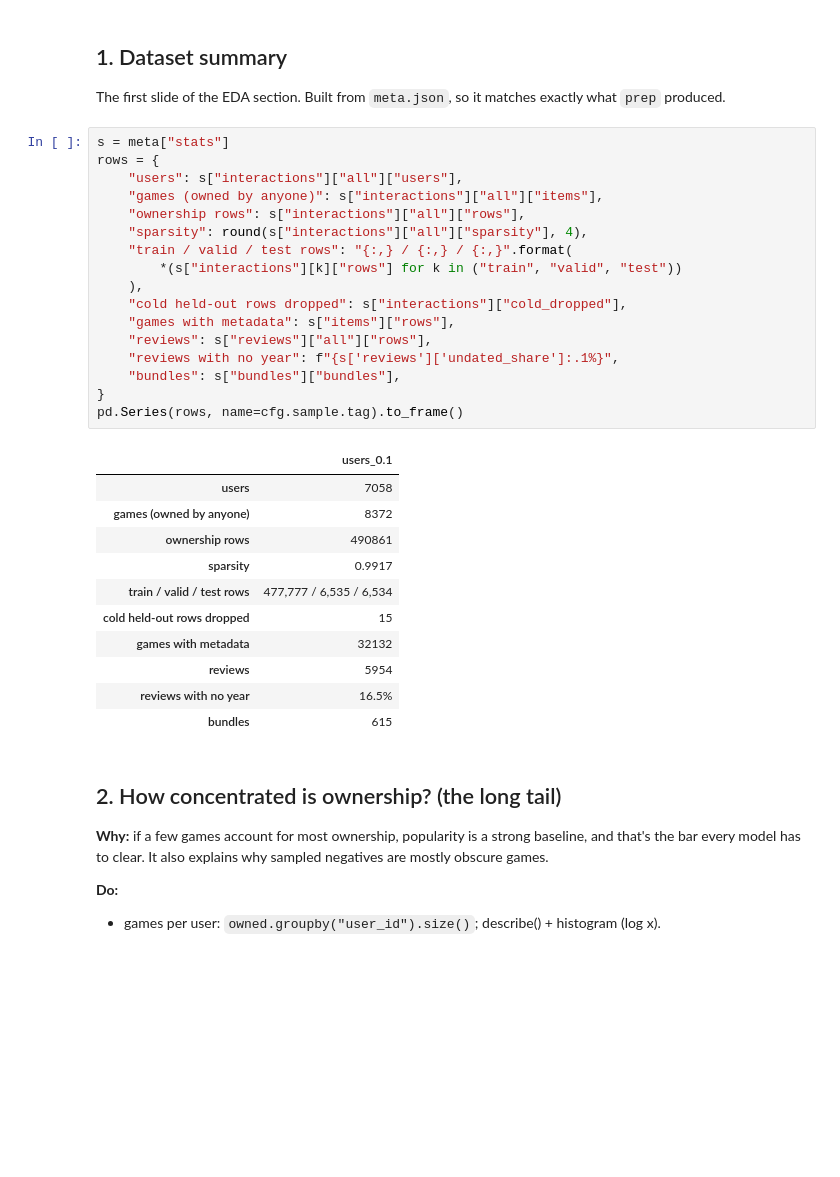
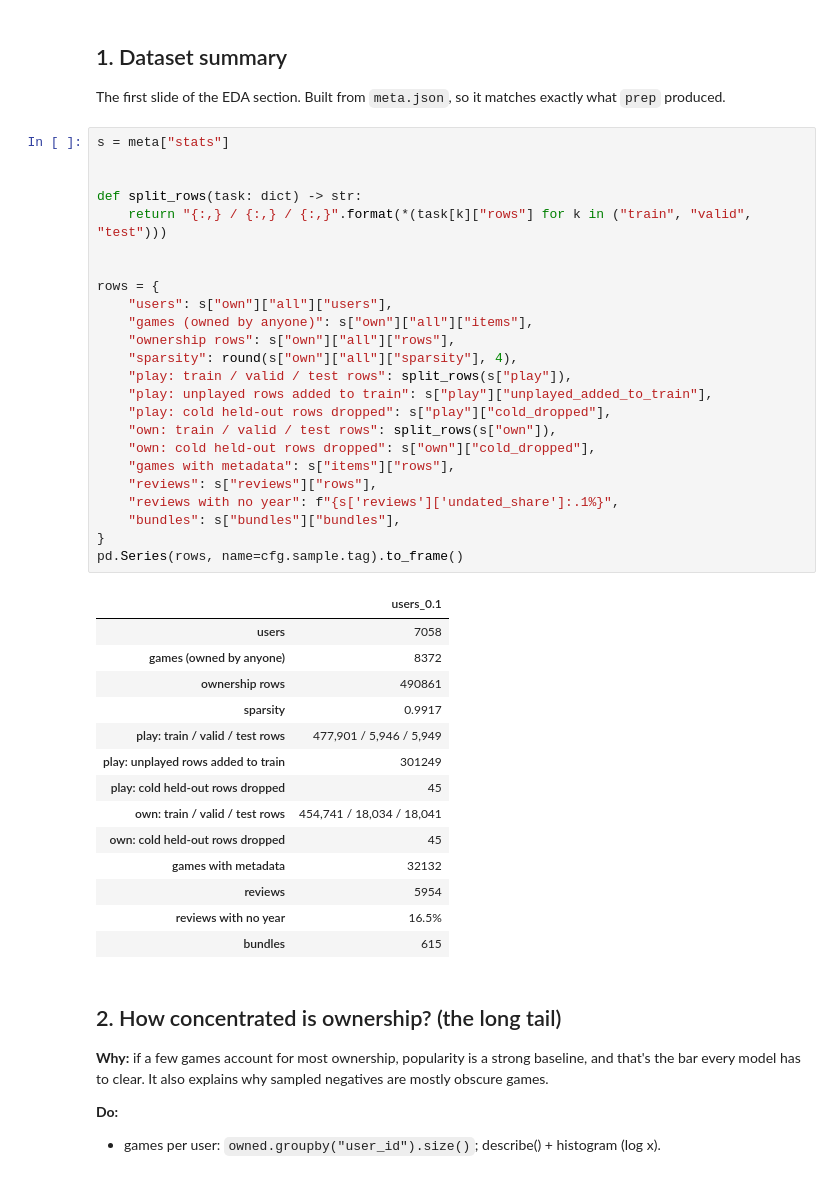
Before and after one commit to kberesfo/cse-258-assignment-2, a Jupyter notebook: notebooks/eda.ipynb, the cells around one changed output. Drawn from its saved outputs; the diff is of its cells as text; blank space fills up the shorter version.

Commit message:
update for format and doc strings

```diff
--- a/notebooks/eda.ipynb
+++ b/notebooks/eda.ipynb
@@ -56,29 +58,39 @@ The first slide of the EDA section. Built from `meta.json`, so it matches exactl
 what `prep` produced.
 # %%
 s = meta["stats"]
+
+
+def split_rows(task: dict) -> str:
+    return "{:,} / {:,} / {:,}".format(*(task[k]["rows"] for k in ("train", "valid", "test")))
+
+
 rows = {
-    "users": s["interactions"]["all"]["users"],
-    "games (owned by anyone)": s["interactions"]["all"]["items"],
-    "ownership rows": s["interactions"]["all"]["rows"],
-    "sparsity": round(s["interactions"]["all"]["sparsity"], 4),
-    "train / valid / test rows": "{:,} / {:,} / {:,}".format(
-        *(s["interactions"][k]["rows"] for k in ("train", "valid", "test"))
-    ),
-    "cold held-out rows dropped": s["interactions"]["cold_dropped"],
+    "users": s["own"]["all"]["users"],
+    "games (owned by anyone)": s["own"]["all"]["items"],
+    "ownership rows": s["own"]["all"]["rows"],
+    "sparsity": round(s["own"]["all"]["sparsity"], 4),
+    "play: train / valid / test rows": split_rows(s["play"]),
+    "play: unplayed rows added to train": s["play"]["unplayed_added_to_train"],
+    "play: cold held-out rows dropped": s["play"]["cold_dropped"],
+    "own: train / valid / test rows": split_rows(s["own"]),
+    "own: cold held-out rows dropped": s["own"]["cold_dropped"],
     "games with metadata": s["items"]["rows"],
-    "reviews": s["reviews"]["all"]["rows"],
+    "reviews": s["reviews"]["rows"],
     "reviews with no year": f"{s['reviews']['undated_share']:.1%}",
     "bundles": s["bundles"]["bundles"],
 }
 pd.Series(rows, name=cfg.sample.tag).to_frame()
 # %% [output]
 |  | users_0.1 |
 | users | 7058 |
 | games (owned by anyone) | 8372 |
 | ownership rows | 490861 |
 | sparsity | 0.9917 |
-| train / valid / test rows | 477,777 / 6,535 / 6,534 |
-| cold held-out rows dropped | 15 |
+| play: train / valid / test rows | 477,901 / 5,946 / 5,949 |
+| play: unplayed rows added to train | 301249 |
+| play: cold held-out rows dropped | 45 |
+| own: train / valid / test rows | 454,741 / 18,034 / 18,041 |
+| own: cold held-out rows dropped | 45 |
 | games with metadata | 32132 |
 | reviews | 5954 |
 | reviews with no year | 16.5% |
```
Also changed, not shown: parts of 20 cells of this notebook, 24 other files.
